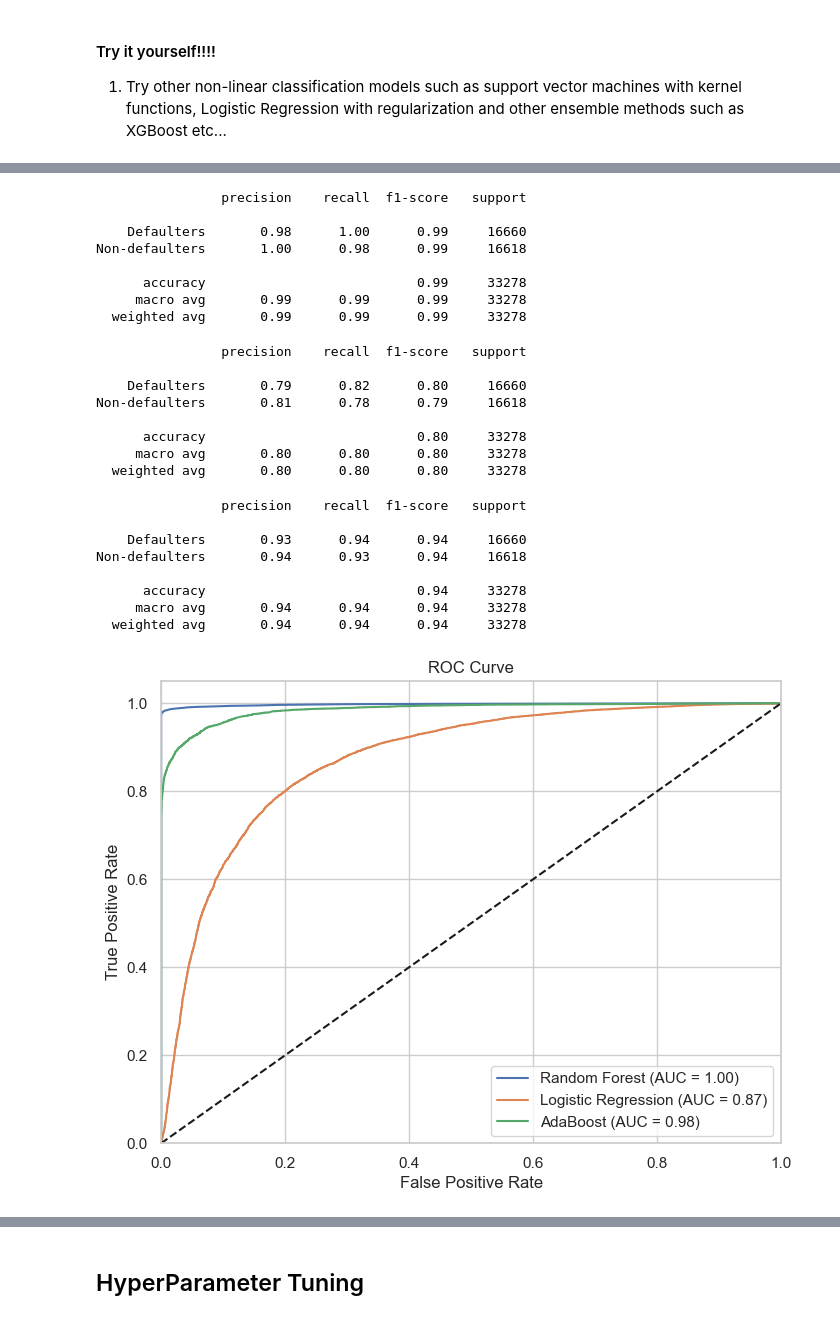
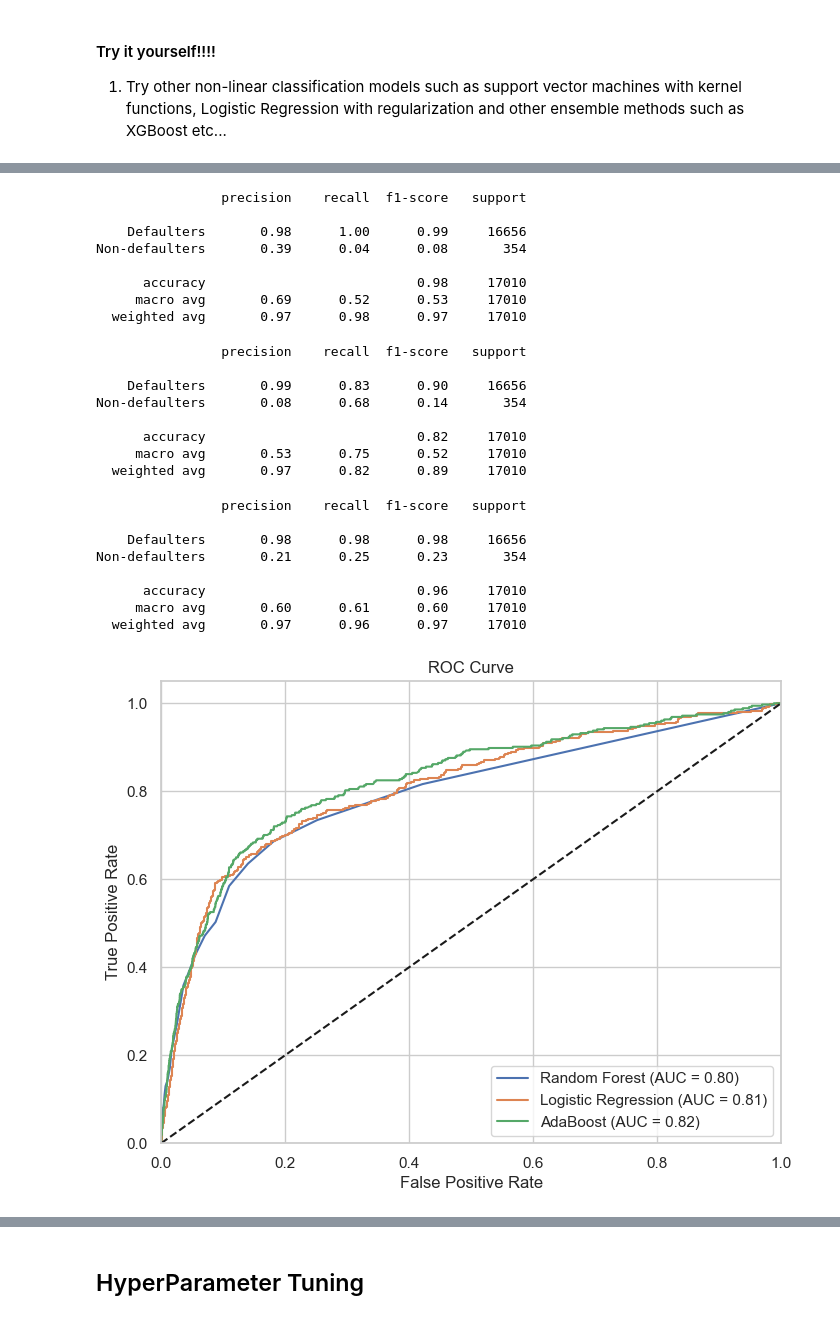
Before and after one commit to WamzMwangi/Machine_Learning_Foundations, a Jupyter notebook: Classification/Credit_Risk_Modelling.ipynb, the cells around one changed output, grey strips where cells are left out. Drawn from its saved outputs; the diff is of its cells as text; code cells hidden in the pictures.

```diff
--- a/Classification/Credit_Risk_Modelling.ipynb
+++ b/Classification/Credit_Risk_Modelling.ipynb
@@ -450,8 +464,8 @@ print(X_train.shape, X_test.shape, y_train.shape, y_test.shape)
 from sklearn.preprocessing import RobustScaler, StandardScaler
 
 scaler = RobustScaler()
-X_train= scaler.fit_transform(X_train)
-X_test= scaler.transform(X_test)
+X_train_scaled= scaler.fit_transform(x_res)
+X_test_scaled= scaler.transform(X_test)
 # %%
 from sklearn.ensemble import RandomForestClassifier
 from sklearn.model_selection import cross_val_score
@@ -523,79 +537,79 @@ So we print the classification report of each model and see how good they are at
 # %%
 from sklearn.metrics import classification_report
 
-rf.fit(X_train, y_train.values.ravel())
-y_pred = rf.predict(X_test)
+rf.fit(X_train_scaled, y_res.values.ravel())
+y_pred = rf.predict(X_test_scaled)
 
 print(classification_report(y_test, y_pred, target_names=["Defaulters", "Non-defaulters"]))
 # %% [output]
                 precision    recall  f1-score   support
 
-    Defaulters       0.98      1.00      0.99     16660
-Non-defaulters       1.00      0.98      0.99     16618
+    Defaulters       0.98      1.00      0.99     16656
+Non-defaulters       0.39      0.04      0.08       354
 
-      accuracy                           0.99     33278
-     macro avg       0.99      0.99      0.99     33278
-  weighted avg       0.99      0.99      0.99     33278
+      accuracy                           0.98     17010
+     macro avg       0.69      0.52      0.53     17010
+  weighted avg       0.97      0.98      0.97     17010
 # %%
-lrc.fit(X_train, y_train.values.ravel())
-y_pred = lrc.predict(X_test)
+lrc.fit(X_train_scaled, y_res.values.ravel())
+y_pred = lrc.predict(X_test_scaled)
 
 print(classification_report(y_test, y_pred, target_names=["Defaulters", "Non-defaulters"]))
 # %% [output]
                 precision    recall  f1-score   support
 
-    Defaulters       0.79      0.82      0.80     16660
-Non-defaulters       0.81      0.78      0.79     16618
+    Defaulters       0.99      0.83      0.90     16656
+Non-defaulters       0.08      0.68      0.14       354
 
-      accuracy                           0.80     33278
-     macro avg       0.80      0.80      0.80     33278
-  weighted avg       0.80      0.80      0.80     33278
+      accuracy                           0.82     17010
+     macro avg       0.53      0.75      0.52     17010
+  weighted avg       0.97      0.82      0.89     17010
 # %%
-ada.fit(X_train, y_train.values.ravel())
-y_pred = ada.predict(X_test)
+ada.fit(X_train_scaled, y_res.values.ravel())
+y_pred = ada.predict(X_test_scaled)
 
 print(classification_report(y_test, y_pred, target_names=["Defaulters", "Non-defaulters"]))
 # %% [output]
                 precision    recall  f1-score   support
 
-    Defaulters       0.93      0.94      0.94     16660
-Non-defaulters       0.94      0.93      0.94     16618
+    Defaulters       0.98      0.98      0.98     16656
+Non-defaulters       0.21      0.25      0.23       354
 
-      accuracy                           0.94     33278
-     macro avg       0.94      0.94      0.94     33278
-  weighted avg       0.94      0.94      0.94     33278
+      accuracy                           0.96     17010
+     macro avg       0.60      0.61      0.60     17010
+  weighted avg       0.97      0.96      0.97     17010
 # %%
 from sklearn.metrics import roc_curve, roc_auc_score
 
 plt.figure(figsize=(8, 6))
 
 # calculate the probabilities for the positive class (class 1) for each model
-y_prob_rf=rf.predict_proba(X_test)[:,1]
+y_prob_rf=rf.predict_proba(X_test_scaled)[:,1]
 fpr, tpr, _ = roc_curve(y_test, y_prob_rf)
 roc_auc = roc_auc_score(y_test, y_prob_rf)
 plt.plot(fpr, tpr, label=f'Random Forest (AUC = {roc_auc:.2f})')
 
 
-y_prob_lrc=lrc.predict_proba(X_test)[:,1]
+y_prob_lrc=lrc.predict_proba(X_test_scaled)[:,1]
 fpr_lrc, tpr_lrc, _ = roc_curve(y_test, y_prob_lrc)
 roc_auc_lrc = roc_auc_score(y_test, y_prob_lrc)
 plt.plot(fpr_lrc, tpr_lrc, label=f'Logistic Regression (AUC = {roc_auc_lrc:.2f})')
 
-y_prob_ada=ada.predict_proba(X_test)[:,1]
+y_prob_ada=ada.predict_proba(X_test_scaled)[:,1]
 fpr_ada, tpr_ada, _ = roc_curve(y_test, y_prob_ada)
 roc_auc_ada = roc_auc_score(y_test, y_prob_ada)
 plt.plot(fpr_ada, tpr_ada, label=f'AdaBoost (AUC = {roc_auc_ada:.2f})')
 
 
 
 plt.plot([0, 1], [0, 1], 'k--')  # Diagonal line for random classifier
 plt.xlim([0.0, 1.0])
 plt.ylim([0.0, 1.05])
 plt.legend()
 plt.xlabel('False Positive Rate')
 plt.ylabel('True Positive Rate')
 plt.title('ROC Curve')
 
 plt.show()
 # %% [output]
-[figure, old version]
+[figure, new version]
```
Also changed, not shown: parts of 40 cells of this notebook, 2 other files.
